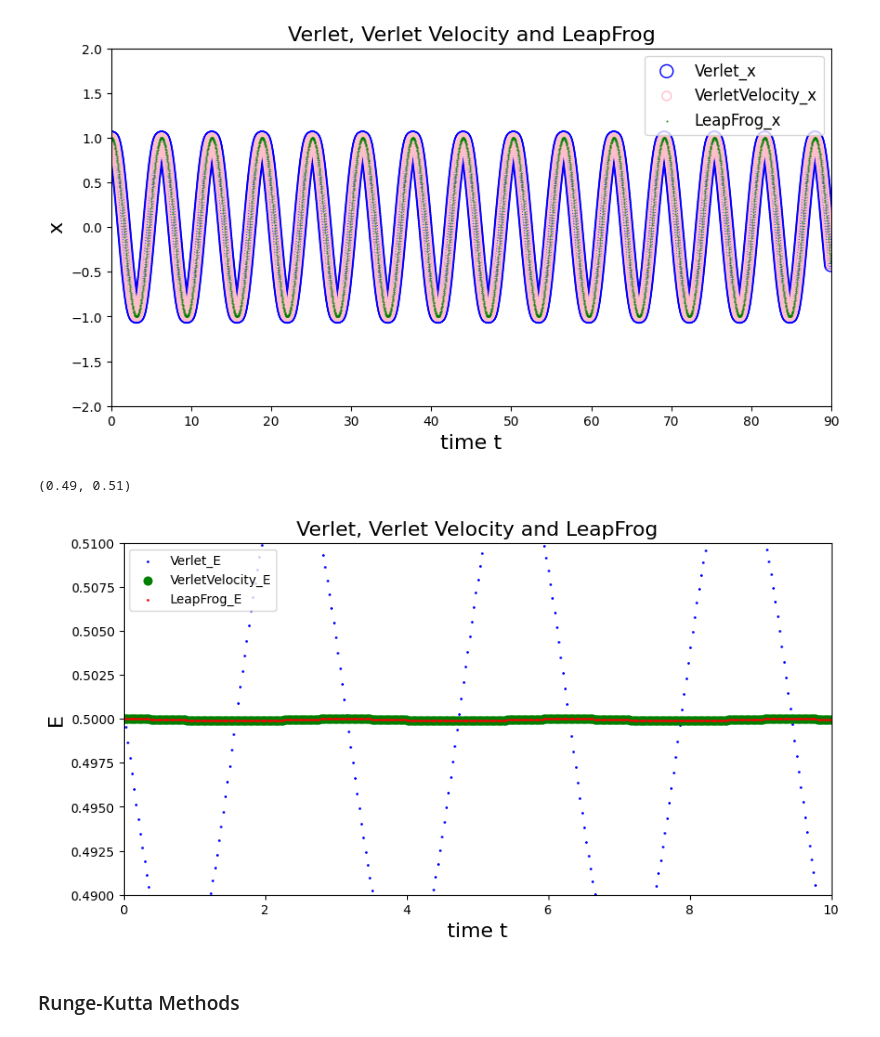
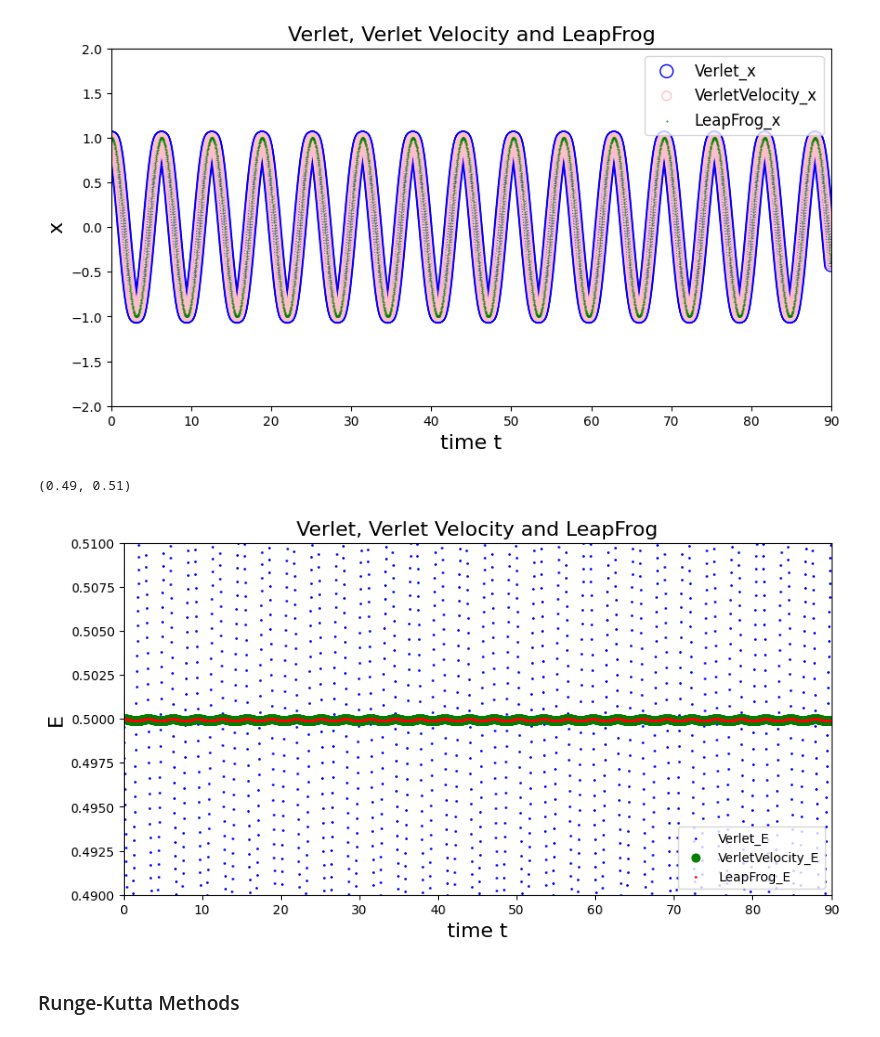
Before and after one commit to huangshusu/Computational-Physics, a Jupyter notebook: Solving ODE/Differential_Equations_1_Methods.ipynb, the cells around one changed output. Cells and saved outputs as stored; diff of their text form; code cells hidden in the pictures.

```diff
--- a/Solving ODE/Differential_Equations_1_Methods.ipynb
+++ b/Solving ODE/Differential_Equations_1_Methods.ipynb
@@ -161,18 +161,18 @@ plt.ylim(-2,2)
 # %%
 #Energy plot
 plt.figure(figsize=(10,5))
 plt.scatter(t_v,E_v,color='blue',s=1,label='Verlet_E')
 plt.scatter(t_v,E_vv,color='green',s=40,label='VerletVelocity_E')
 plt.scatter(t_v,E_lf,color='red',s=1,label='LeapFrog_E')
 plt.legend()
 plt.xlabel('time t',size=16)
 plt.ylabel('E',size=16)
 plt.title('Verlet, Verlet Velocity and LeapFrog',size=16)
-plt.xlim(0,10)
+plt.xlim(0,90)
 plt.ylim(0.49,0.51)
 # %% [output]
 (0.49, 0.51)
-[figure, old version]
+[figure, new version]
 # %% [markdown]
 ### Runge-Kutta Methods
 # %% [markdown]
```
